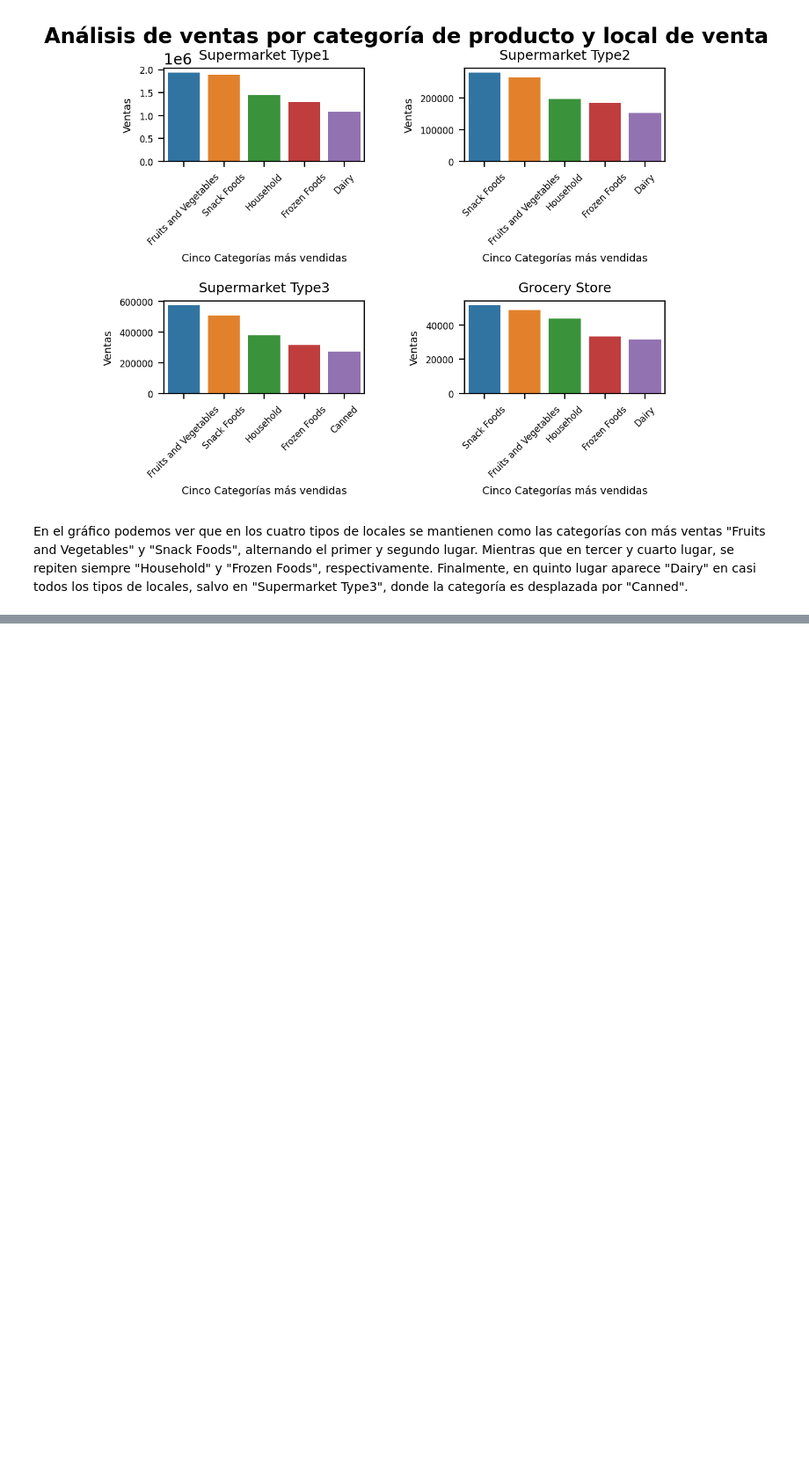
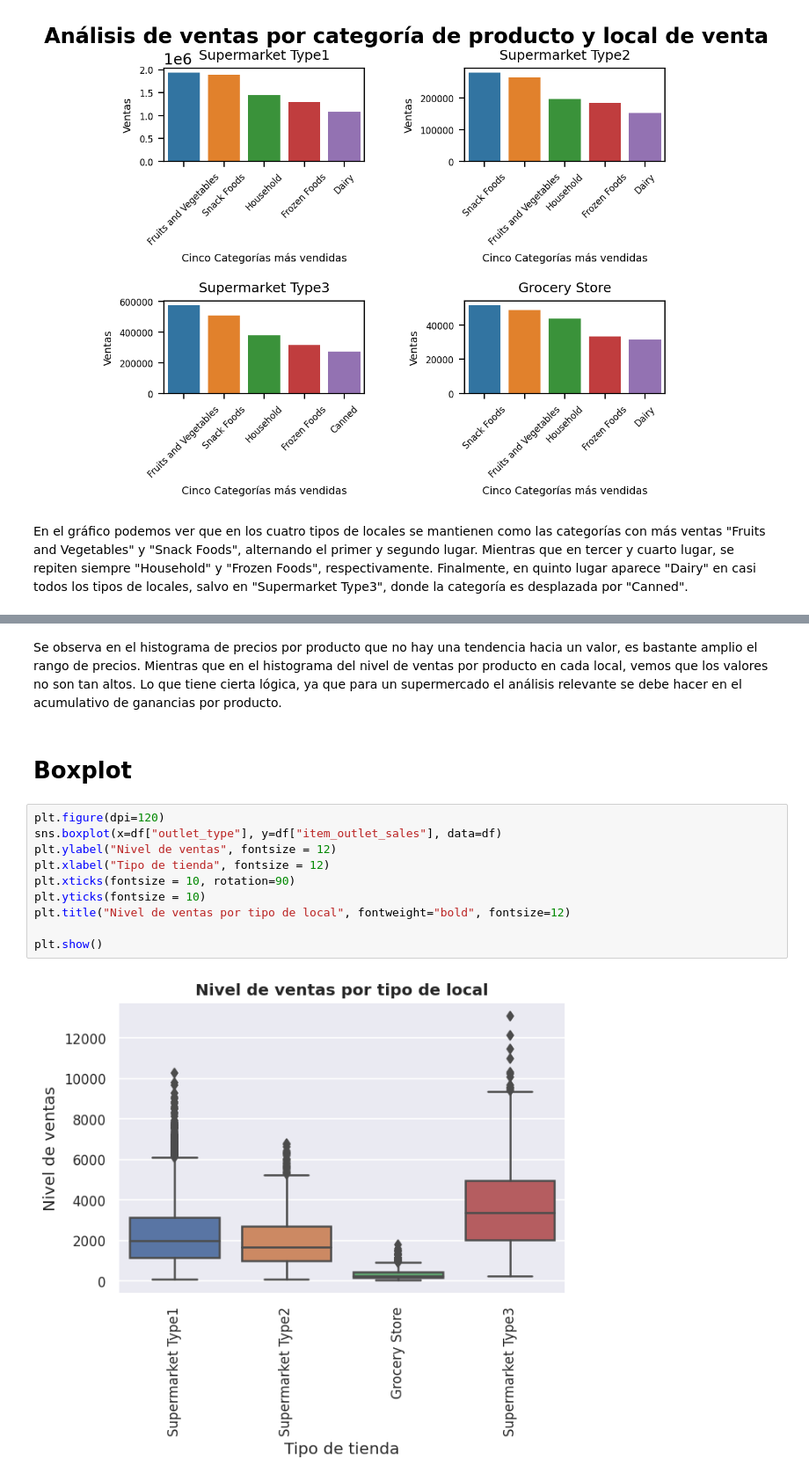
Before and after one commit to DanielRios1/predicciones-ventas, a Jupyter notebook: data_cleaning.ipynb, the cells around one changed output, grey strips where cells are left out. Shown: that part at 88% size. Saved outputs shown, nothing was run; the diff lists cells and outputs as text; blank space fills up the shorter version.

```diff
--- a/data_cleaning.ipynb
+++ b/data_cleaning.ipynb
@@ -595,0 +661,16 @@ En el gráfico podemos ver que en los cuatro tipos de locales se mantienen como
+# %% [markdown]
+Se observa en el histograma de precios por producto que no hay una tendencia hacia un valor, es bastante amplio el rango de precios. Mientras que en el histograma del nivel de ventas por producto en cada local, vemos que los valores no son tan altos. Lo que tiene cierta lógica, ya que para un supermercado el análisis relevante se debe hacer en el acumulativo de ganancias por producto.
+# %% [markdown]
+# Boxplot
+# %%
+plt.figure(dpi=120)
+sns.boxplot(x=df["outlet_type"], y=df["item_outlet_sales"], data=df)
+plt.ylabel("Nivel de ventas", fontsize = 12)
+plt.xlabel("Tipo de tienda", fontsize = 12)
+plt.xticks(fontsize = 10, rotation=90)
+plt.yticks(fontsize = 10)
+plt.title("Nivel de ventas por tipo de local", fontweight="bold", fontsize=12)
+
+plt.show()
+# %% [output]
+[figure, added]
```
Also changed, not shown: parts of 8 cells of this notebook.
